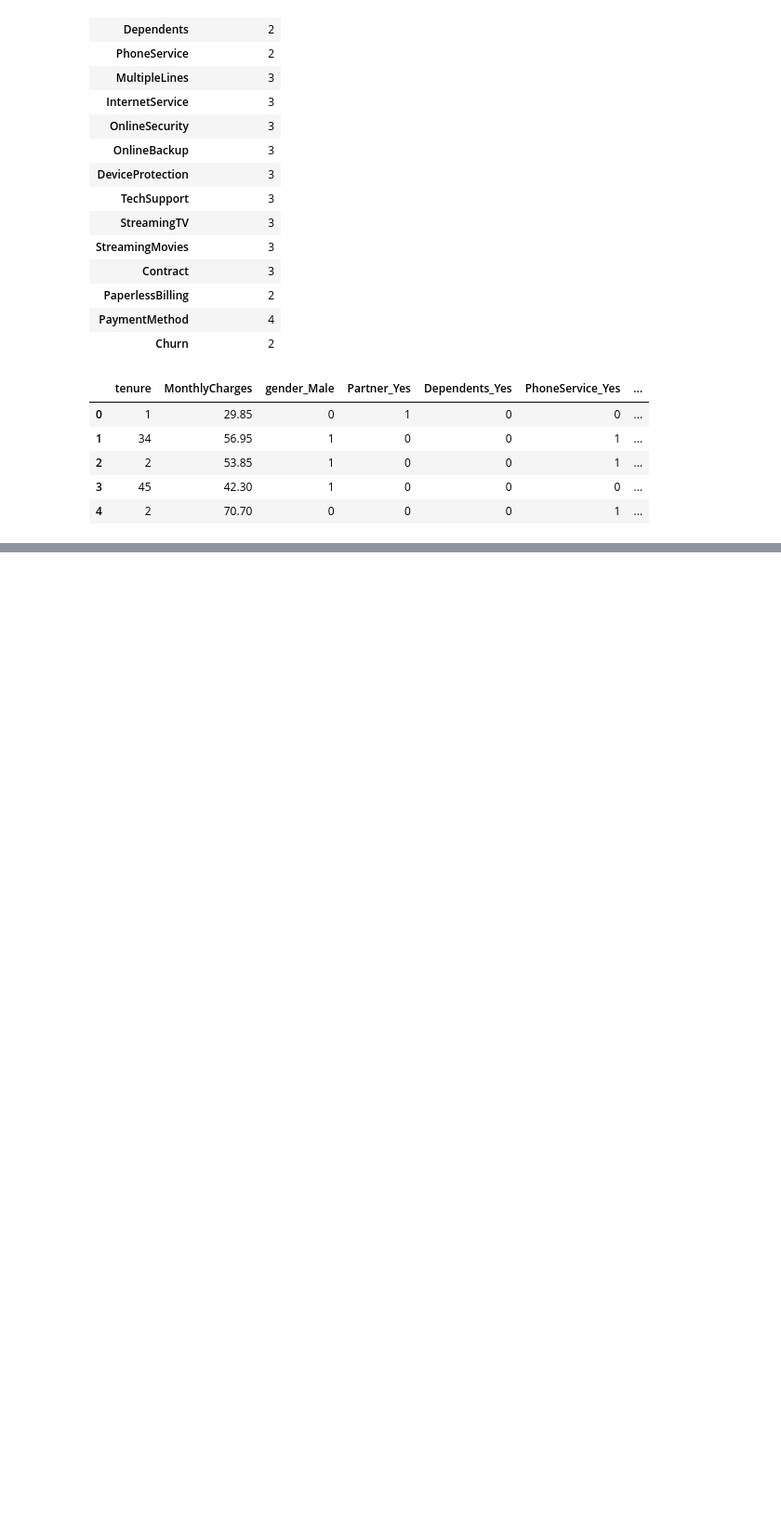
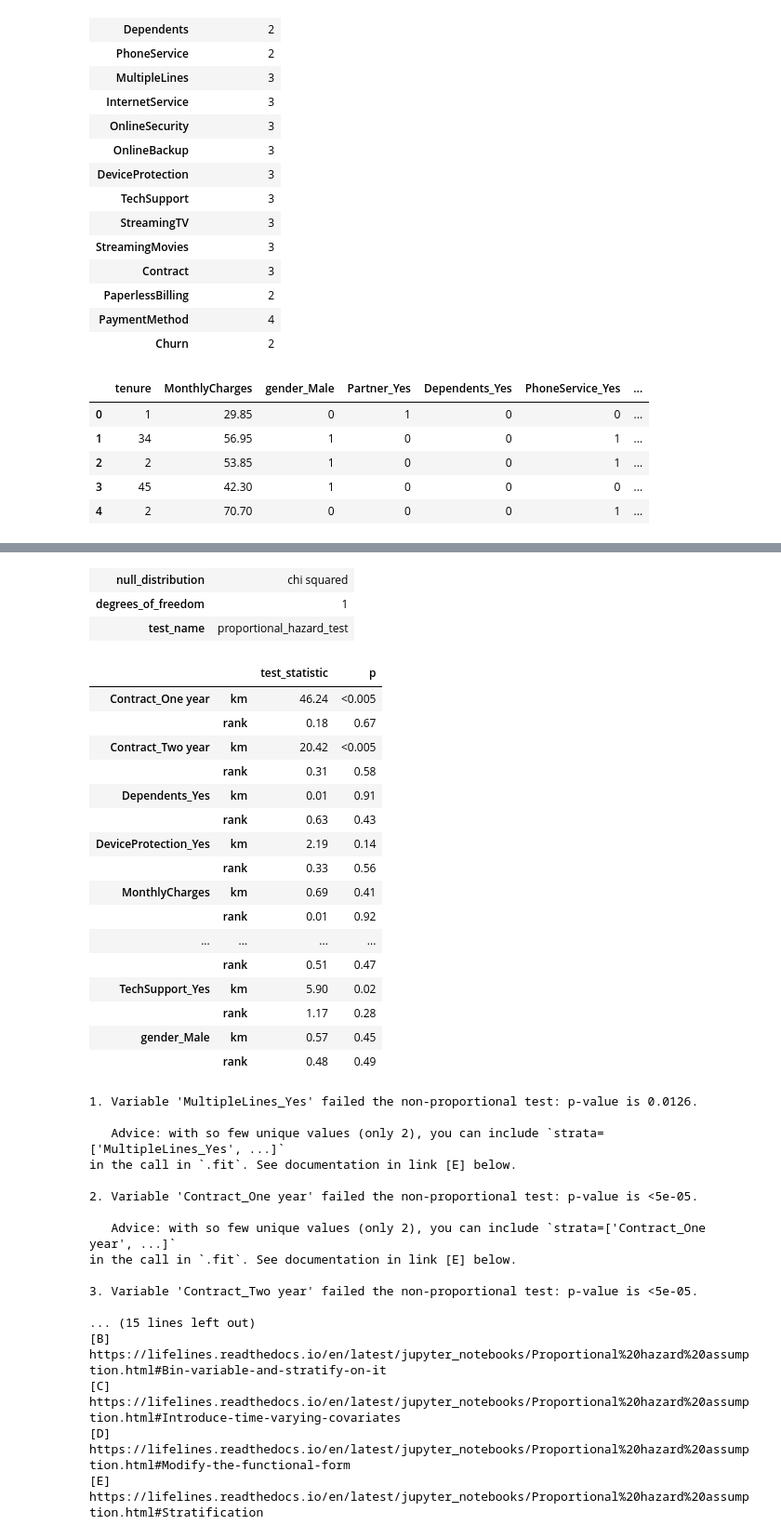
Before and after one commit to AilingLiu/Survival_analysis, a Jupyter notebook: Use_Survival_analysis_to_Estimate_Customer_Churn_Rate.ipynb, the cells around one changed output, grey strips where cells are left out. Shown at 93% size. Drawn from its saved outputs; the diff is of its cells as text; code cells hidden in the pictures; blank space fills up the shorter version.

```diff
--- a/Use_Survival_analysis_to_Estimate_Customer_Churn_Rate.ipynb
+++ b/Use_Survival_analysis_to_Estimate_Customer_Churn_Rate.ipynb
@@ -196,0 +182,3 @@ cph.print_summary()
+# %%
+cph.check_assumptions(df_enc)
+# %% [output]
@@ -196,0 +193,37 @@ cph.print_summary()
+| null_distribution | chi squared |
+| degrees_of_freedom | 1 |
+| test_name | proportional_hazard_test |
+|  |  | test_statistic | p |
+| Contract_One year | km | 46.24 | <0.005 |
+|  | rank | 0.18 | 0.67 |
+| Contract_Two year | km | 20.42 | <0.005 |
+|  | rank | 0.31 | 0.58 |
+| Dependents_Yes | km | 0.01 | 0.91 |
+|  | rank | 0.63 | 0.43 |
+| DeviceProtection_Yes | km | 2.19 | 0.14 |
+|  | rank | 0.33 | 0.56 |
+| MonthlyCharges | km | 0.69 | 0.41 |
+|  | rank | 0.01 | 0.92 |
+| ... | ... | ... | ... |
+|  | rank | 0.51 | 0.47 |
+| TechSupport_Yes | km | 5.90 | 0.02 |
+|  | rank | 1.17 | 0.28 |
+| gender_Male | km | 0.57 | 0.45 |
+|  | rank | 0.48 | 0.49 |
+1. Variable 'MultipleLines_Yes' failed the non-proportional test: p-value is 0.0126.
+
+   Advice: with so few unique values (only 2), you can include `strata=['MultipleLines_Yes', ...]`
+in the call in `.fit`. See documentation in link [E] below.
+
+2. Variable 'Contract_One year' failed the non-proportional test: p-value is <5e-05.
+
+   Advice: with so few unique values (only 2), you can include `strata=['Contract_One year', ...]`
+in the call in `.fit`. See documentation in link [E] below.
+
+3. Variable 'Contract_Two year' failed the non-proportional test: p-value is <5e-05.
+
+... (15 lines left out)
+[B]  https://lifelines.readthedocs.io/en/latest/jupyter_notebooks/Proportional%20hazard%20assumption.html#Bin-variable-and-stratify-on-it
+[C]  https://lifelines.readthedocs.io/en/latest/jupyter_notebooks/Proportional%20hazard%20assumption.html#Introduce-time-varying-covariates
+[D]  https://lifelines.readthedocs.io/en/latest/jupyter_notebooks/Proportional%20hazard%20assumption.html#Modify-the-functional-form
+[E]  https://lifelines.readthedocs.io/en/latest/jupyter_notebooks/Proportional%20hazard%20assumption.html#Stratification
```
Also changed, not shown: parts of 19 cells of this notebook.
